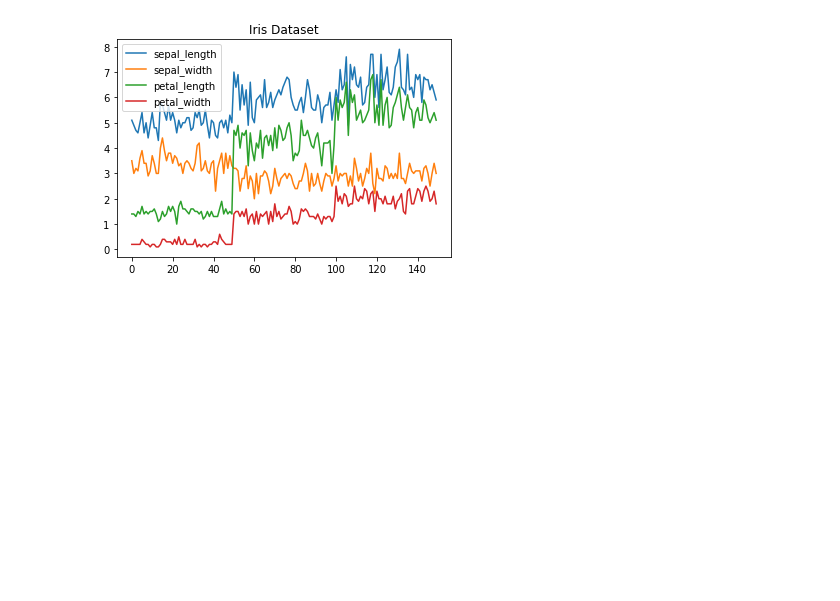
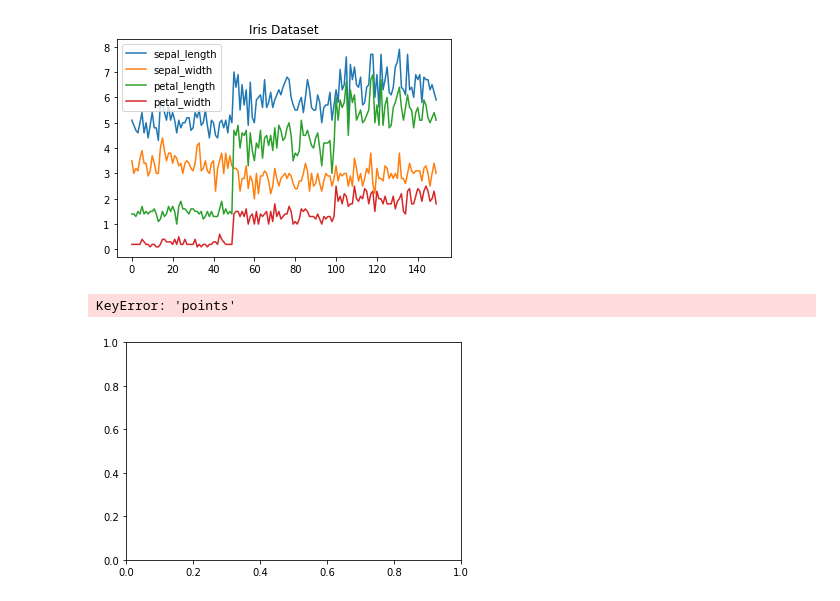
Before and after one commit to anniesnoopymd/Python_note, a Jupyter notebook: data visualization/Introduction to Data Visualization in Python.ipynb, the cells around one changed output. Cells and saved outputs as stored; diff of their text form; code cells hidden in the pictures; blank space fills up the shorter version.

```diff
--- a/data visualization/Introduction to Data Visualization in Python.ipynb
+++ b/data visualization/Introduction to Data Visualization in Python.ipynb
@@ -58,3 +58,12 @@ ax.legend()
 # %% [output]
 <matplotlib.legend.Legend at 0x...>
 [figure]
+# %%
+fig, ax = plt.subplots()
+ax.hist(iris['points'])
+ax.set_title('Wine Review Scores')
+ax.set_xlabel('Points')
+ax.set_ylabel('Frequency')
+# %% [output]
+KeyError: 'points'
+[figure, added]
```
Also changed, not shown: 2 other files.
